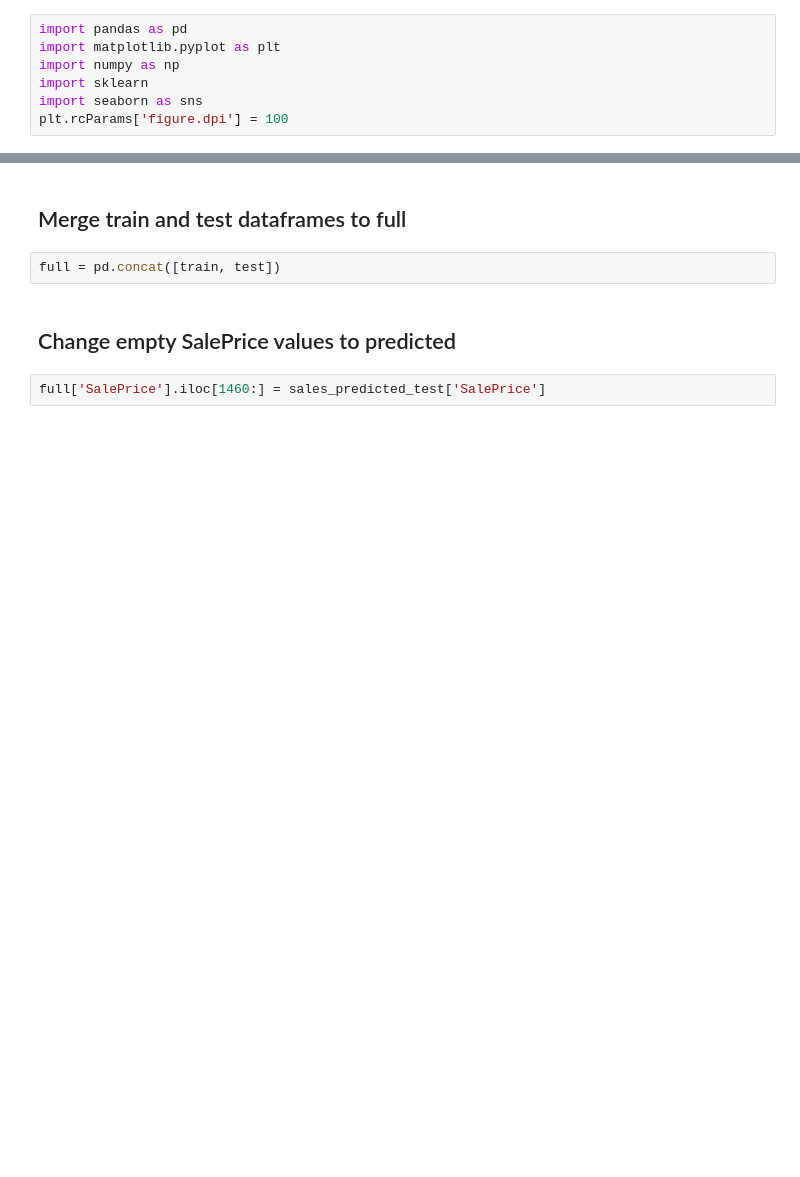
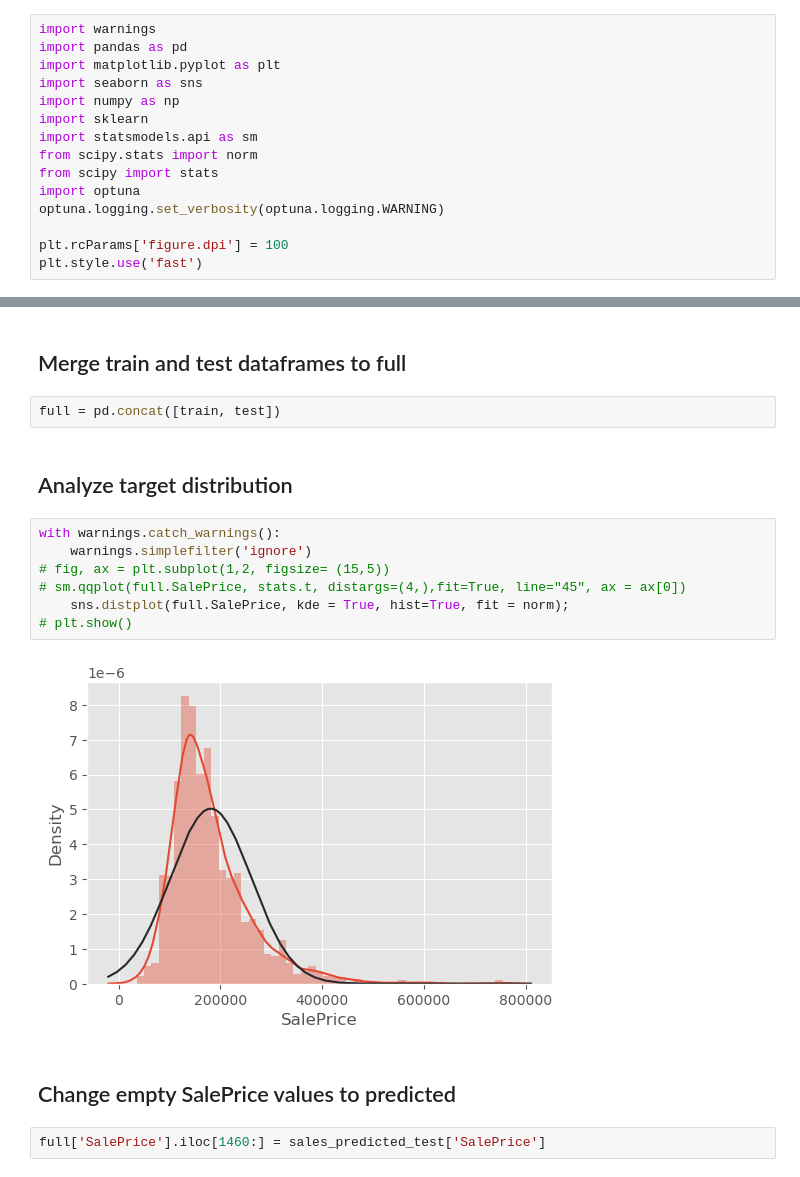
Before and after one commit to raulgad/House_Prices, a Jupyter notebook: House Prices.ipynb, the cells around one changed output, grey strips where cells are left out. Saved outputs shown, nothing was run; the diff lists cells and outputs as text; blank space fills up the shorter version.

Commit message:
Add figures for target

```diff
--- a/House Prices.ipynb
+++ b/House Prices.ipynb
@@ -5,10 +5,18 @@
 # %% [markdown]
 ## Import libraries
 # %%
+import warnings
 import pandas as pd
 import matplotlib.pyplot as plt
+import seaborn as sns
 import numpy as np
 import sklearn
-import seaborn as sns
+import statsmodels.api as sm
+from scipy.stats import norm
+from scipy import stats
+import optuna
+optuna.logging.set_verbosity(optuna.logging.WARNING)
+
 plt.rcParams['figure.dpi'] = 100
+plt.style.use('fast')
 # %% [markdown]
@@ -38,6 +57,17 @@ sales_predicted_test = pd.DataFrame(sales_predicted_test)
 ## Merge train and test dataframes to full
 # %%
 full = pd.concat([train, test])
+# %% [markdown]
+## Analyze target distribution
+# %%
+with warnings.catch_warnings():
+    warnings.simplefilter('ignore')
+# fig, ax = plt.subplot(1,2, figsize= (15,5))
+# sm.qqplot(full.SalePrice, stats.t, distargs=(4,),fit=True, line="45", ax = ax[0])
+    sns.distplot(full.SalePrice, kde = True, hist=True, fit = norm);
+# plt.show()
+# %% [output]
+[figure, added]
 # %% [markdown]
 ## Change empty SalePrice values to predicted
 # %%
```
Also changed, not shown: parts of 6 cells of this notebook, 1 other file.
